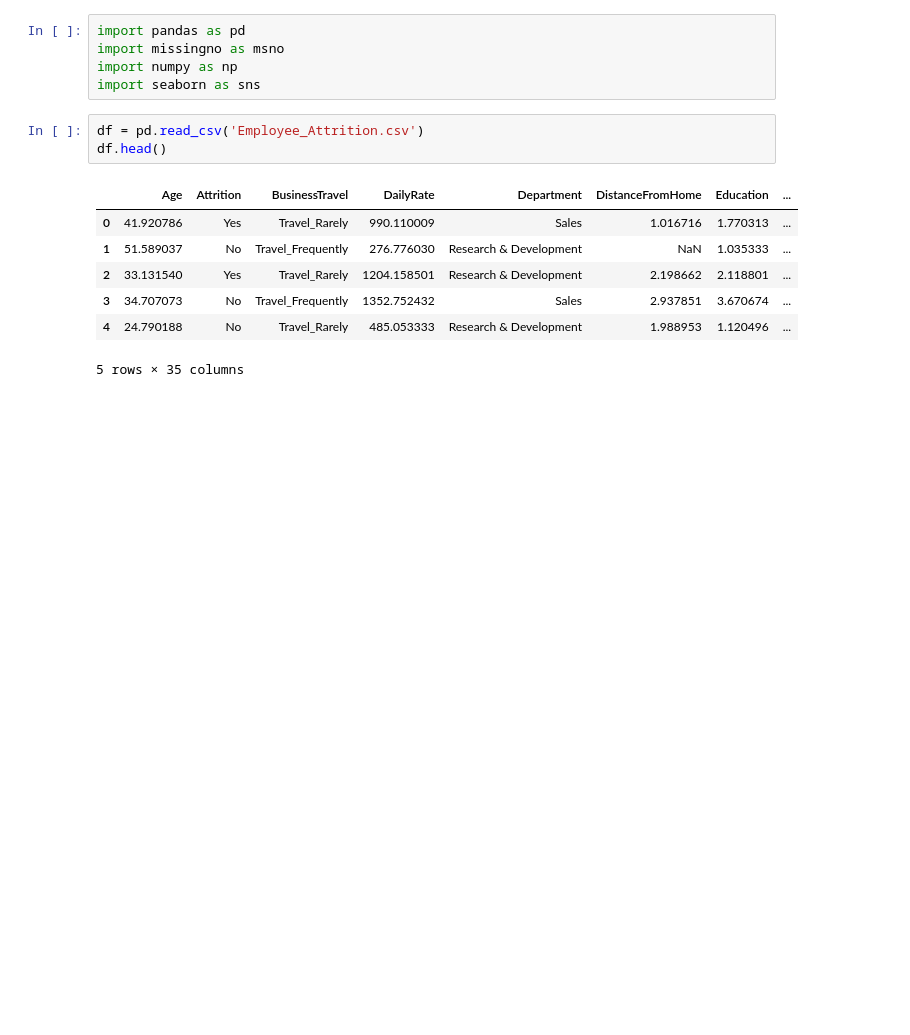
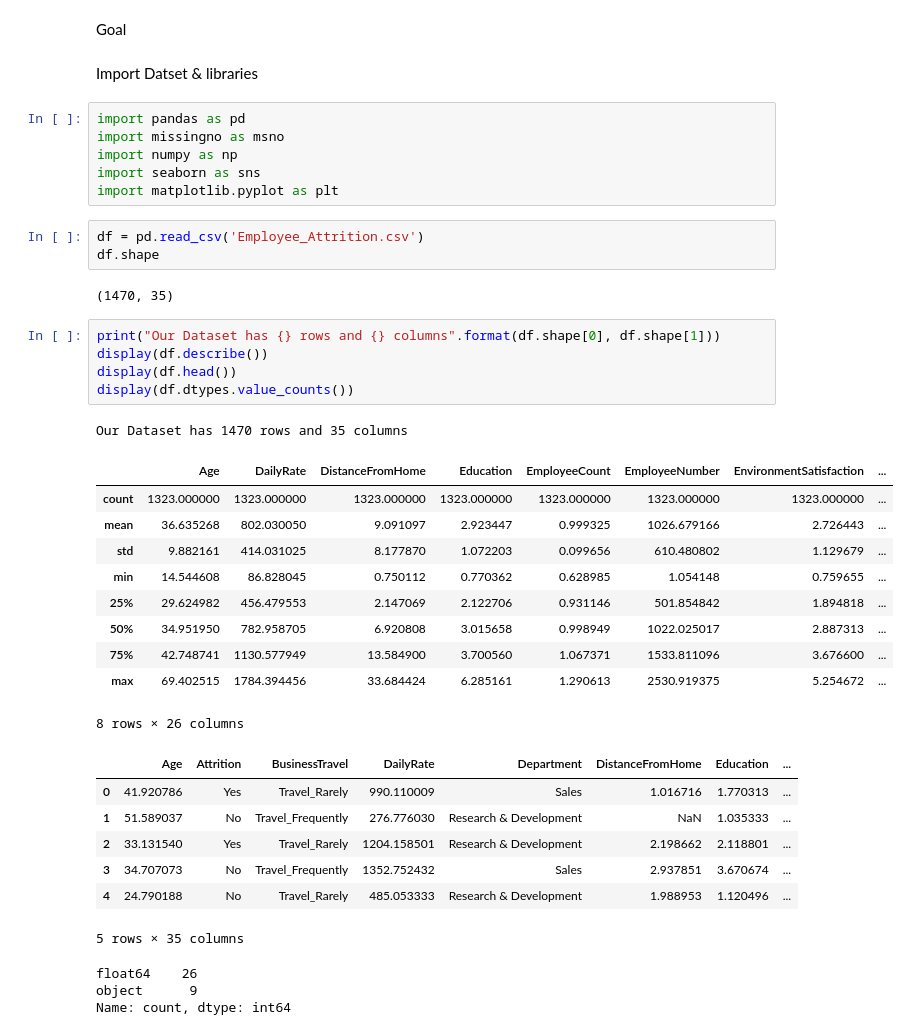
Before and after one commit to riccardopossier/Continuous-Assessment, a Jupyter notebook: Machine_Learning_CA2.ipynb, the cells around one changed output. Saved outputs shown, nothing was run; the diff lists cells and outputs as text; blank space fills up the shorter version.

```diff
--- a/Machine_Learning_CA2.ipynb
+++ b/Machine_Learning_CA2.ipynb
@@ -3,16 +42,42 @@ Table of content
+# %% [markdown]
+Goal
+# %% [markdown]
+Import Datset & libraries
 # %%
 import pandas as pd
 import missingno as msno
 import numpy as np
 import seaborn as sns
+import matplotlib.pyplot as plt
 # %%
 df = pd.read_csv('Employee_Attrition.csv')
-df.head()
+df.shape
 # %% [output]
-|  | Age | Attrition | BusinessTravel | DailyRate | Department | DistanceFromHome | Education | ... |
-| 0 | 41.920786 | Yes | Travel_Rarely | 990.110009 | Sales | 1.016716 | 1.770313 | ... |
-| 1 | 51.589037 | No | Travel_Frequently | 276.776030 | Research & Development | NaN | 1.035333 | ... |
-| 2 | 33.131540 | Yes | Travel_Rarely | 1204.158501 | Research & Development | 2.198662 | 2.118801 | ... |
-| 3 | 34.707073 | No | Travel_Frequently | 1352.752432 | Sales | 2.937851 | 3.670674 | ... |
-| 4 | 24.790188 | No | Travel_Rarely | 485.053333 | Research & Development | 1.988953 | 1.120496 | ... |
-5 rows × 35 columns
+(1470, 35)
+# %%
+print("Our Dataset has {} rows and {} columns".format(df.shape[0], df.shape[1]))
+display(df.describe())
+display(df.head())
+display(df.dtypes.value_counts())
+# %% [output]
+Our Dataset has 1470 rows and 35 columns
+|  | Age | DailyRate | DistanceFromHome | Education | EmployeeCount | EmployeeNumber | EnvironmentSatisfaction | ... |
+| count | 1323.000000 | 1323.000000 | 1323.000000 | 1323.000000 | 1323.000000 | 1323.000000 | 1323.000000 | ... |
+| mean | 36.635268 | 802.030050 | 9.091097 | 2.923447 | 0.999325 | 1026.679166 | 2.726443 | ... |
+| std | 9.882161 | 414.031025 | 8.177870 | 1.072203 | 0.099656 | 610.480802 | 1.129679 | ... |
+| min | 14.544608 | 86.828045 | 0.750112 | 0.770362 | 0.628985 | 1.054148 | 0.759655 | ... |
+| 25% | 29.624982 | 456.479553 | 2.147069 | 2.122706 | 0.931146 | 501.854842 | 1.894818 | ... |
+| 50% | 34.951950 | 782.958705 | 6.920808 | 3.015658 | 0.998949 | 1022.025017 | 2.887313 | ... |
+| 75% | 42.748741 | 1130.577949 | 13.584900 | 3.700560 | 1.067371 | 1533.811096 | 3.676600 | ... |
+| max | 69.402515 | 1784.394456 | 33.684424 | 6.285161 | 1.290613 | 2530.919375 | 5.254672 | ... |
+8 rows × 26 columns
+|  | Age | Attrition | BusinessTravel | DailyRate | Department | DistanceFromHome | Education | ... |
+| 0 | 41.920786 | Yes | Travel_Rarely | 990.110009 | Sales | 1.016716 | 1.770313 | ... |
+| 1 | 51.589037 | No | Travel_Frequently | 276.776030 | Research & Development | NaN | 1.035333 | ... |
+| 2 | 33.131540 | Yes | Travel_Rarely | 1204.158501 | Research & Development | 2.198662 | 2.118801 | ... |
+| 3 | 34.707073 | No | Travel_Frequently | 1352.752432 | Sales | 2.937851 | 3.670674 | ... |
+| 4 | 24.790188 | No | Travel_Rarely | 485.053333 | Research & Development | 1.988953 | 1.120496 | ... |
+5 rows × 35 columns
+float64    26
+object      9
+Name: count, dtype: int64
```
Also changed, not shown: parts of 33 cells of this notebook, 1 other file.
